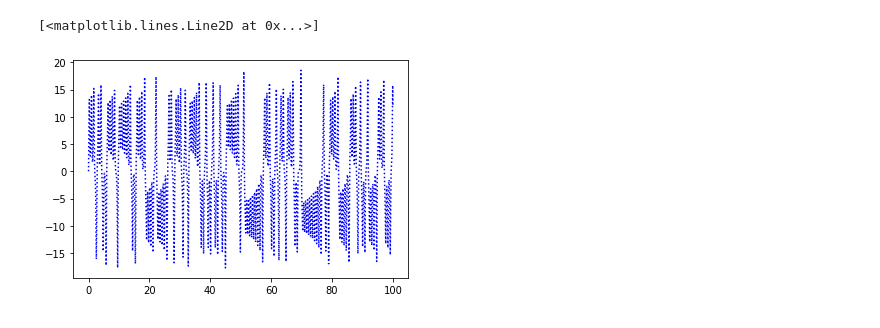
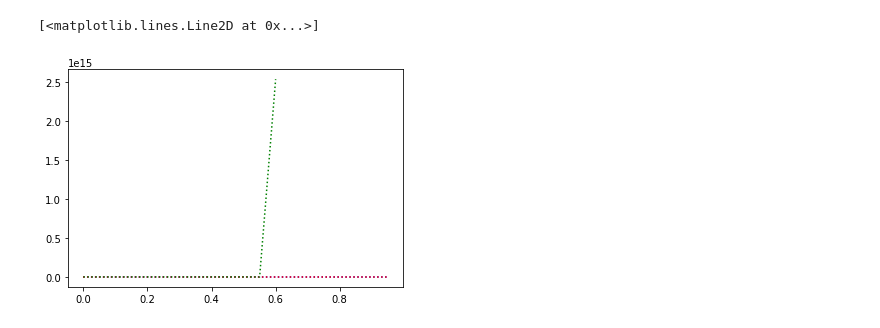
Before and after one commit to Toyo-Daichi/DA_basic, a Jupyter notebook: output/Lorenz63_quickview.ipynb, the cells around one changed output. Cells and saved outputs as stored; diff of their text form; code cells hidden in the pictures.

```diff
--- a/output/Lorenz63_quickview.ipynb
+++ b/output/Lorenz63_quickview.ipynb
@@ -30,6 +30,8 @@ df
 timestep = df[' timestep'].tolist()
 # %%
 x_true, y_true, z_true = df[' x_true'].tolist(), df[' y_true'].tolist(), df[' z_true'].tolist()
+x_sim, y_sim, z_sim = df[' x_sim'].tolist(), df[' y_sim'].tolist(), df[' z_sim'].tolist()
+x_da, y_da, z_da = df[' x_da'].tolist(), df[' y_da'].tolist(), df[' z_da'].tolist()
 # %%
 fig = plt.figure()
 ax = fig.add_subplot(1,1,1)
@@ -40,7 +43,9 @@ ax.plot(x_true[:], y_true[:], 'b:', label='True')
 # %%
 fig = plt.figure()
 ax = fig.add_subplot(1,1,1)
-ax.plot(timestep[:], x_true[:], 'b:', label='True')
+ax.plot(timestep[:20], y_true[:20], 'b:', label='True')
+ax.plot(timestep[:20], y_sim[:20], 'r:', label='Sim')
+ax.plot(timestep[:20], y_da[:20], 'g:', label='Sim')
 # %% [output]
 [<matplotlib.lines.Line2D at 0x...>]
-[figure, old version]
+[figure, new version]
```
Also changed, not shown: parts of 2 cells of this notebook, 3 other files.
